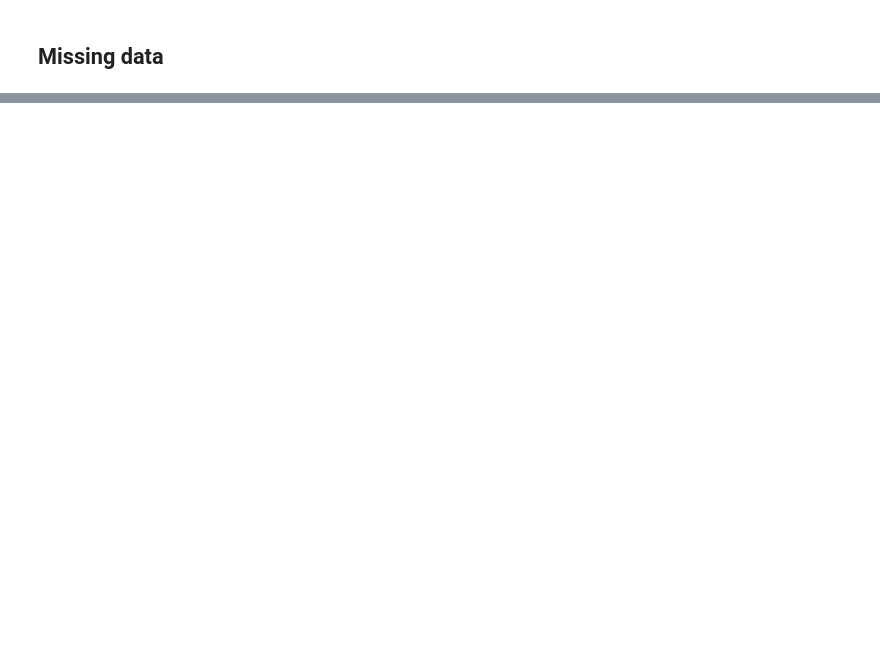
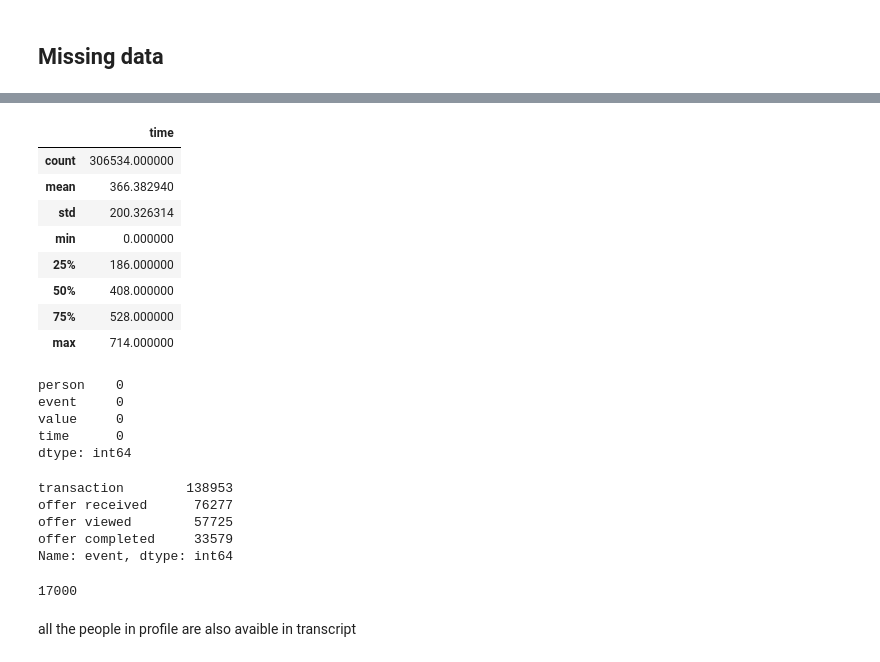
Before and after one commit to python-jike/Python-Data-Sciences, a Jupyter notebook: Starbucks.ipynb, the cells around one changed output, grey strips where cells are left out. Saved outputs shown, nothing was run; the diff lists cells and outputs as text; code cells hidden in the pictures; blank space fills up the shorter version.

```diff
--- a/Starbucks.ipynb
+++ b/Starbucks.ipynb
@@ -181,0 +292,34 @@ profile.groupby('gender').describe()['income']
+# %%
+transcript.describe()
+# %% [output]
+|  | time |
+| count | 306534.000000 |
+| mean | 366.382940 |
+| std | 200.326314 |
+| min | 0.000000 |
+| 25% | 186.000000 |
+| 50% | 408.000000 |
+| 75% | 528.000000 |
+| max | 714.000000 |
+# %%
+transcript.isnull().sum()
+# %% [output]
+person    0
+event     0
+value     0
+time      0
+dtype: int64
+# %%
+transcript.event.value_counts()
+# %% [output]
+transaction        138953
+offer received      76277
+offer viewed        57725
+offer completed     33579
+Name: event, dtype: int64
+# %%
+transcript.person.nunique()
+# %% [output]
+17000
+# %% [markdown]
+all the people in profile are also avaible in transcript
```
Also changed, not shown: parts of 12 cells of this notebook.
